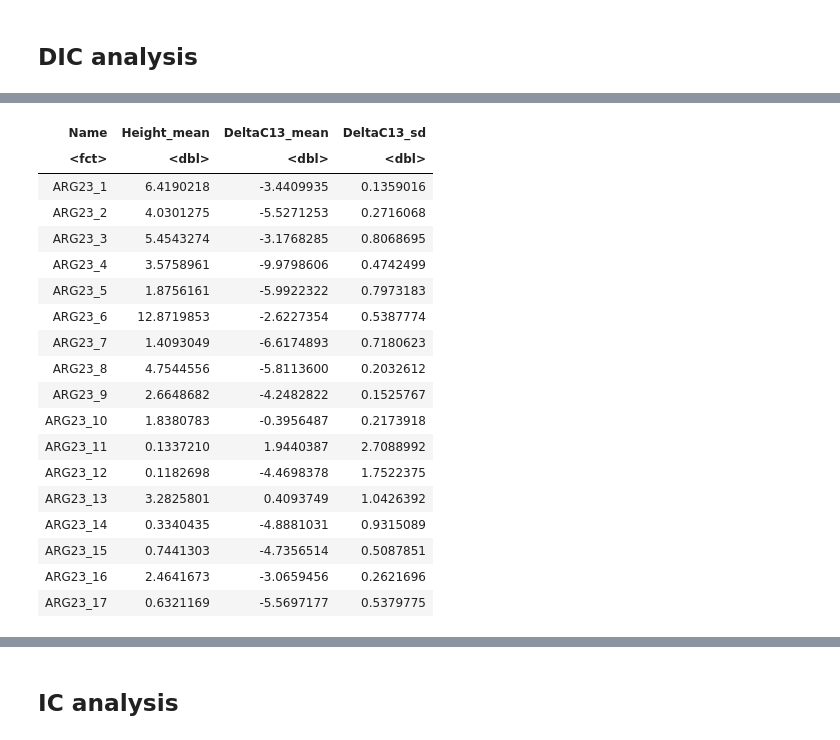
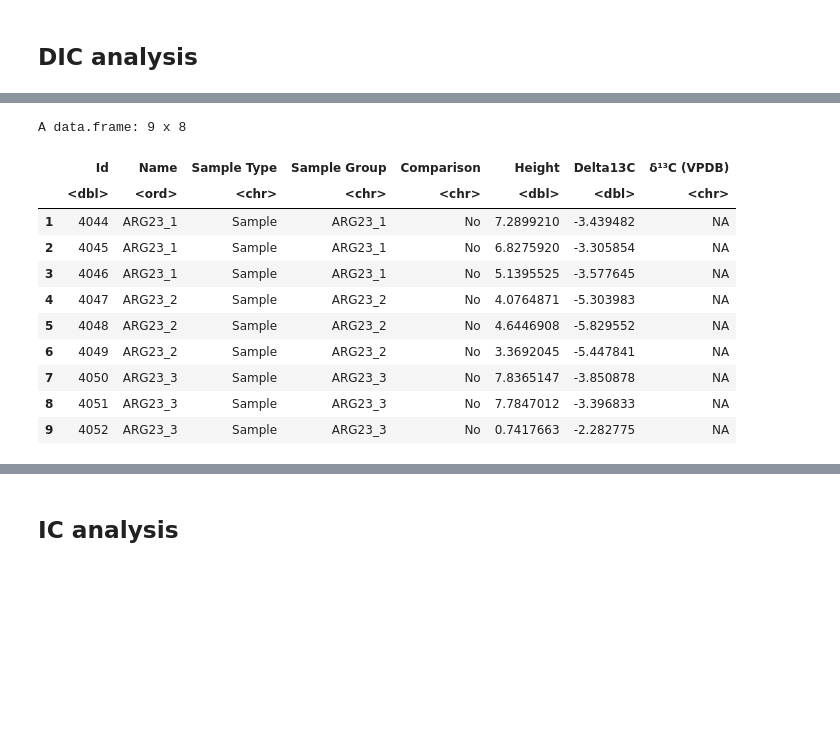
Before and after one commit to giovannellilab/geochem, a Jupyter notebook: notebooks/ARG23.ipynb, the cells around one changed output, grey strips where cells are left out. Drawn from its saved outputs; the diff is of its cells as text; code cells hidden in the pictures; blank space fills up the shorter version.

```diff
--- a/notebooks/ARG23.ipynb
+++ b/notebooks/ARG23.ipynb
@@ -96,30 +96,29 @@ dic_df = dic_df %>%
     # Drop NA rows
     drop_na(Name) %>%
     # Format "Sample Type"
-    mutate(`Sample Type`=str_replace_all(
+    mutate(
+        `Sample Type`=str_replace_all(
             string=`Sample Type`,
             pattern="\\(|\\)",
             replacement=""
         )
     ) %>%
+    rename(
+        Height=`Height (nA)`,
+        Delta13C=`δ¹³C (Gas)`
+
+    ) %>%
     # Convert to numeric
     mutate(
-        `Height (nA)`=as.numeric(`Height (nA)`),
-        `δ¹³C (Gas)`=as.numeric(`δ¹³C (Gas)`)
-    ) %>%
-    # Group by name and calculate the mean
-    group_by(Name) %>%
-    summarise(
-        Height_mean=mean(`Height (nA)`),
-        DeltaC13_mean=mean(`δ¹³C (Gas)`),
-        DeltaC13_sd=sd(`δ¹³C (Gas)`) # TODO: check use of SE
+        Height=as.numeric(Height),
+        Delta13C=as.numeric(Delta13C)
     )
 
 dic_df = dic_df %>%
     # Natural sort by name
     slice(stringr::str_order(dic_df$Name, numeric=TRUE)) %>%
     # Transform to factor for plotting the samples in the correct order
-    mutate(Name=factor(Name, levels=Name))
+    mutate(Name=factor(Name, levels=unique(dic_df$Name), ordered=TRUE))
 
-dic_df
+head(dic_df, n=9)
 # %% [output]
@@ -127,22 +129,15 @@ A tibble: 17 x 4
+A data.frame: 9 x 8
-| Name | Height_mean | DeltaC13_mean | DeltaC13_sd |
-| <fct> | <dbl> | <dbl> | <dbl> |
-| ARG23_1 | 6.4190218 | -3.4409935 | 0.1359016 |
-| ARG23_2 | 4.0301275 | -5.5271253 | 0.2716068 |
-| ARG23_3 | 5.4543274 | -3.1768285 | 0.8068695 |
-| ARG23_4 | 3.5758961 | -9.9798606 | 0.4742499 |
-| ARG23_5 | 1.8756161 | -5.9922322 | 0.7973183 |
-| ARG23_6 | 12.8719853 | -2.6227354 | 0.5387774 |
-| ARG23_7 | 1.4093049 | -6.6174893 | 0.7180623 |
-| ARG23_8 | 4.7544556 | -5.8113600 | 0.2032612 |
-| ARG23_9 | 2.6648682 | -4.2482822 | 0.1525767 |
-| ARG23_10 | 1.8380783 | -0.3956487 | 0.2173918 |
-| ARG23_11 | 0.1337210 | 1.9440387 | 2.7088992 |
-| ARG23_12 | 0.1182698 | -4.4698378 | 1.7522375 |
-| ARG23_13 | 3.2825801 | 0.4093749 | 1.0426392 |
-| ARG23_14 | 0.3340435 | -4.8881031 | 0.9315089 |
-| ARG23_15 | 0.7441303 | -4.7356514 | 0.5087851 |
-| ARG23_16 | 2.4641673 | -3.0659456 | 0.2621696 |
-| ARG23_17 | 0.6321169 | -5.5697177 | 0.5379775 |
+|  | Id | Name | Sample Type | Sample Group | Comparison | Height | Delta13C | δ¹³C (VPDB) |
+|  | <dbl> | <ord> | <chr> | <chr> | <chr> | <dbl> | <dbl> | <chr> |
+| 1 | 4044 | ARG23_1 | Sample | ARG23_1 | No | 7.2899210 | -3.439482 | NA |
+| 2 | 4045 | ARG23_1 | Sample | ARG23_1 | No | 6.8275920 | -3.305854 | NA |
+| 3 | 4046 | ARG23_1 | Sample | ARG23_1 | No | 5.1395525 | -3.577645 | NA |
+| 4 | 4047 | ARG23_2 | Sample | ARG23_2 | No | 4.0764871 | -5.303983 | NA |
+| 5 | 4048 | ARG23_2 | Sample | ARG23_2 | No | 4.6446908 | -5.829552 | NA |
+| 6 | 4049 | ARG23_2 | Sample | ARG23_2 | No | 3.3692045 | -5.447841 | NA |
+| 7 | 4050 | ARG23_3 | Sample | ARG23_3 | No | 7.8365147 | -3.850878 | NA |
+| 8 | 4051 | ARG23_3 | Sample | ARG23_3 | No | 7.7847012 | -3.396833 | NA |
+| 9 | 4052 | ARG23_3 | Sample | ARG23_3 | No | 0.7417663 | -2.282775 | NA |
 # %%
 figure_dic = ggplot(
         data=dic_df,
```
Also changed, not shown: parts of 2 cells of this notebook, 1 other file.
